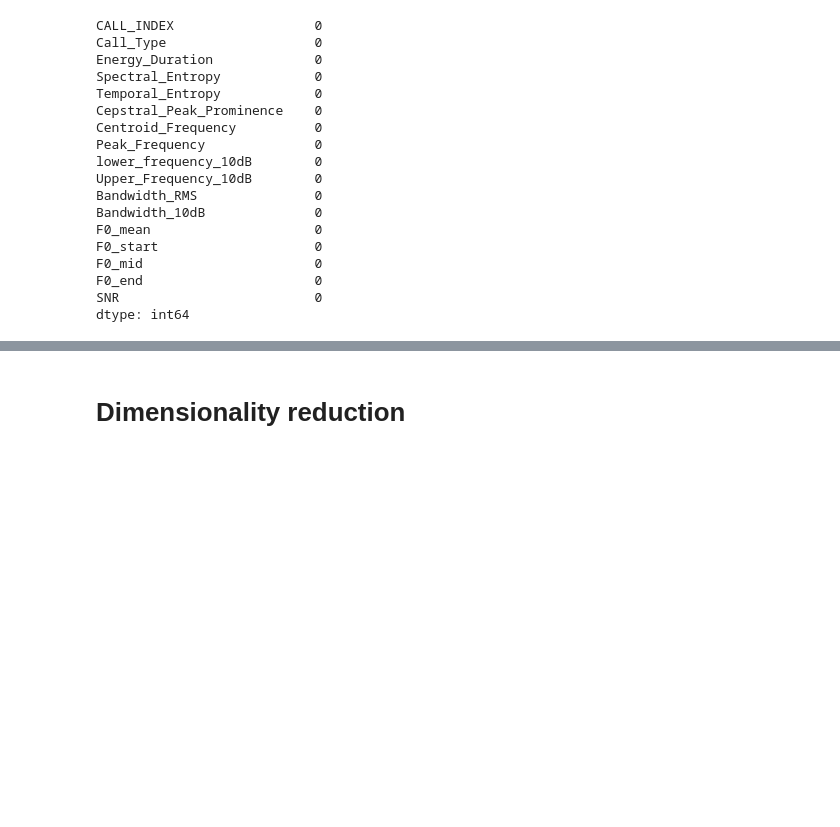
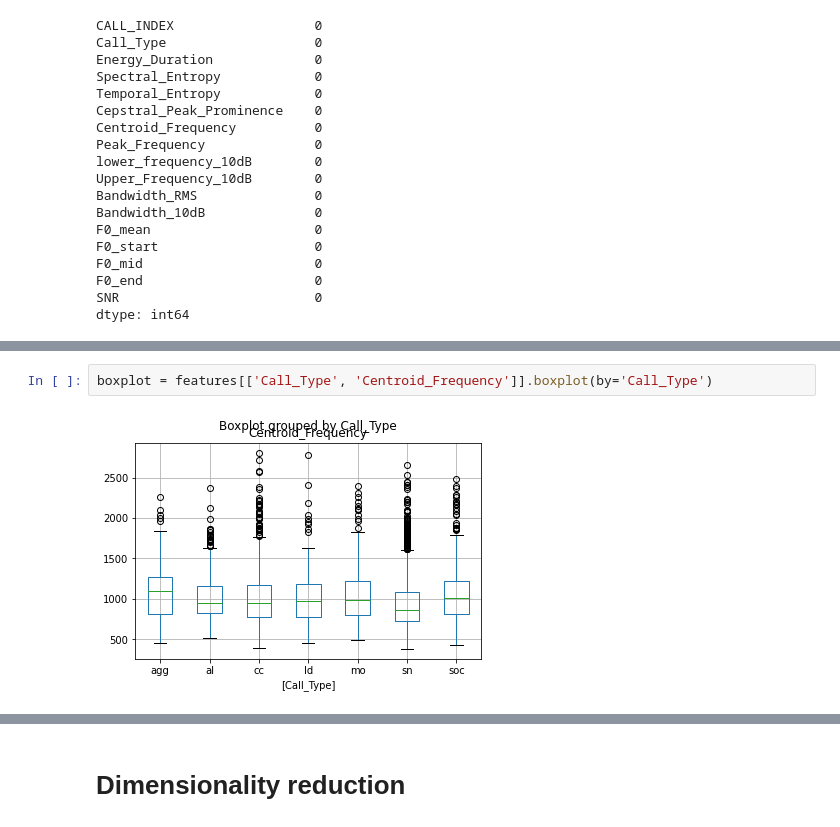
Before and after one commit to marathomas/meerkat, a Jupyter notebook: 05_Comparison_to_traditional.ipynb, the cells around one changed output, grey strips where cells are left out. Saved outputs shown, nothing was run; the diff lists cells and outputs as text; blank space fills up the shorter version.

```diff
--- a/05_Comparison_to_traditional.ipynb
+++ b/05_Comparison_to_traditional.ipynb
@@ -94,0 +109,4 @@ dtype: int64
+# %%
+boxplot = features[['Call_Type', 'Centroid_Frequency']].boxplot(by='Call_Type')
+# %% [output]
+[figure, added]
```
Also changed, not shown: parts of 21 cells of this notebook.
